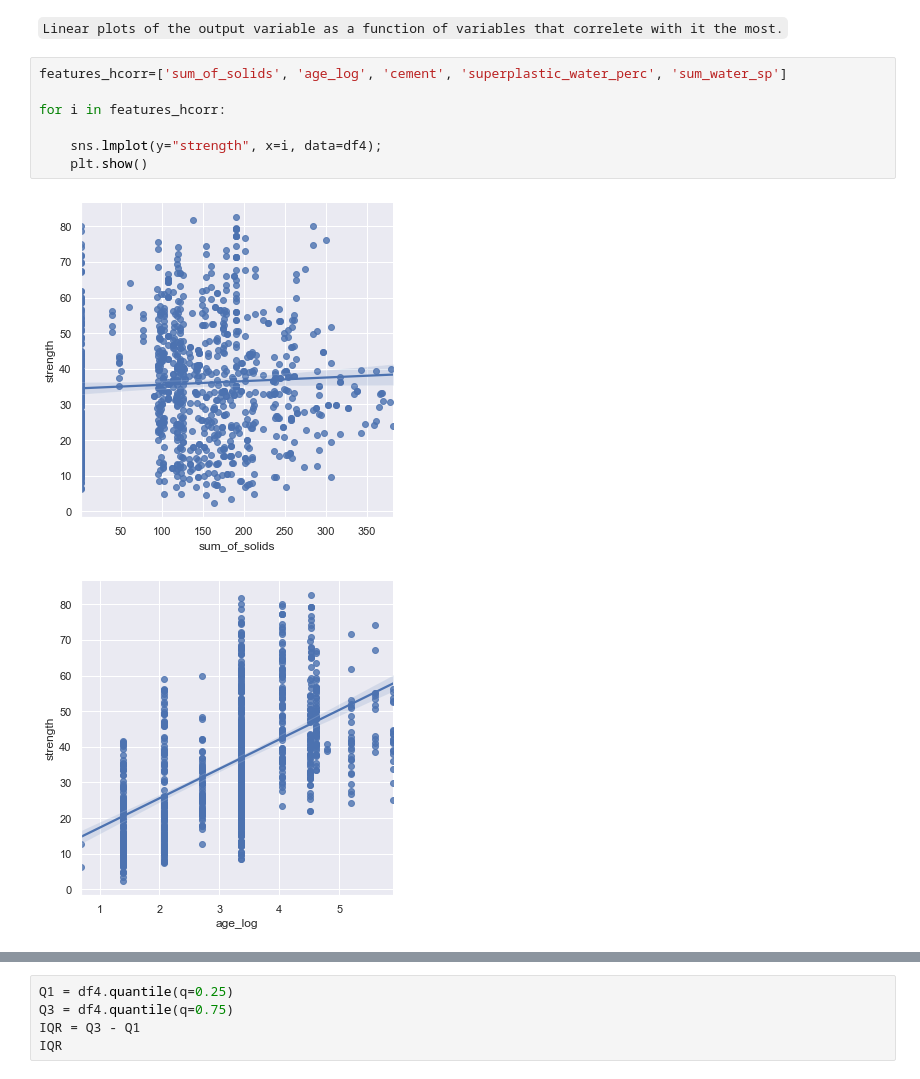
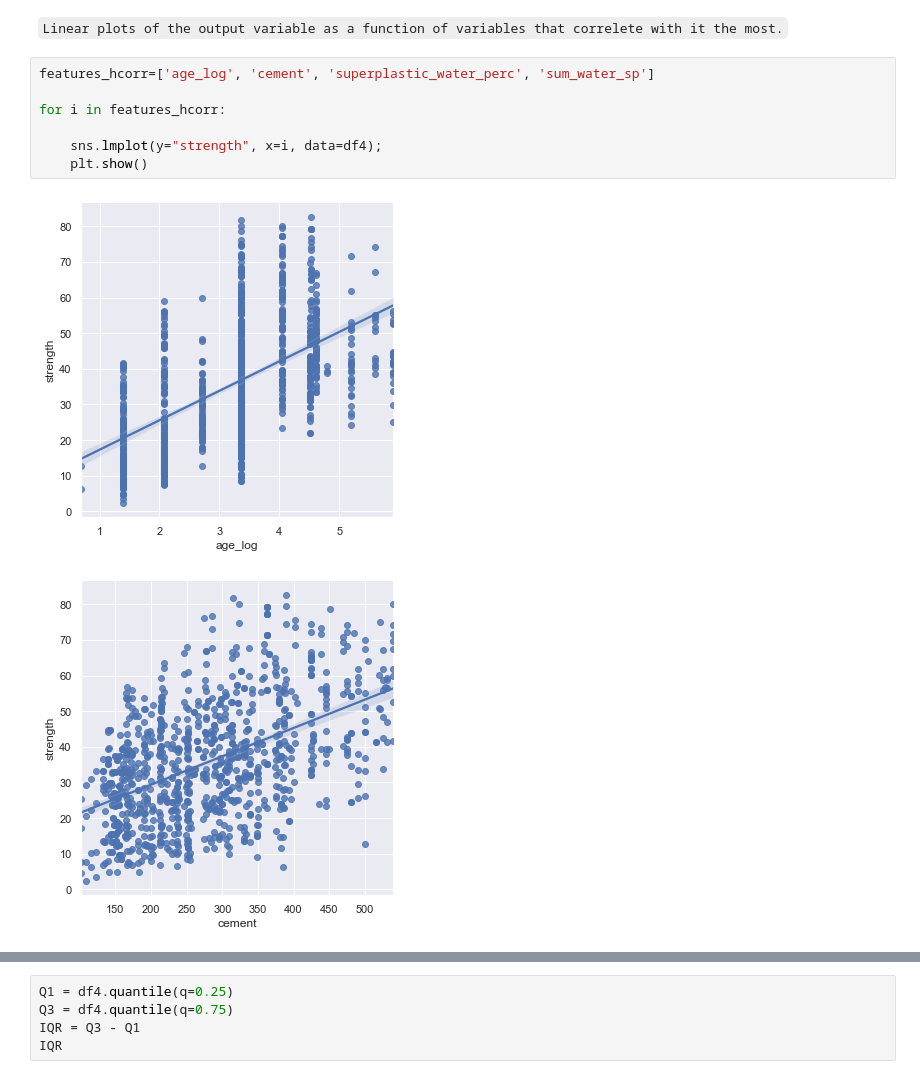
Before and after one commit to InnaG33/concrete_strength, a Jupyter notebook: concrete_strength.ipynb, the cells around one changed output, grey strips where cells are left out. Drawn from its saved outputs; the diff is of its cells as text.

```diff
--- a/concrete_strength.ipynb
+++ b/concrete_strength.ipynb
@@ -452,12 +503,12 @@ for idx, field in enumerate(features):
 # %% [markdown]
 `Linear plots of the output variable as a function of variables that correlete with it the most.`
 # %%
-features_hcorr=['sum_of_solids', 'age_log', 'cement', 'superplastic_water_perc', 'sum_water_sp']
+features_hcorr=['age_log', 'cement', 'superplastic_water_perc', 'sum_water_sp']
 
 for i in features_hcorr:
 
     sns.lmplot(y="strength", x=i, data=df4);
     plt.show()
 # %% [output]
-[figure, old version]
+[figure, new version]
-[figure, old version]
+[figure, new version]
```
Also changed, not shown: parts of 46 cells of this notebook, 8 other files.
